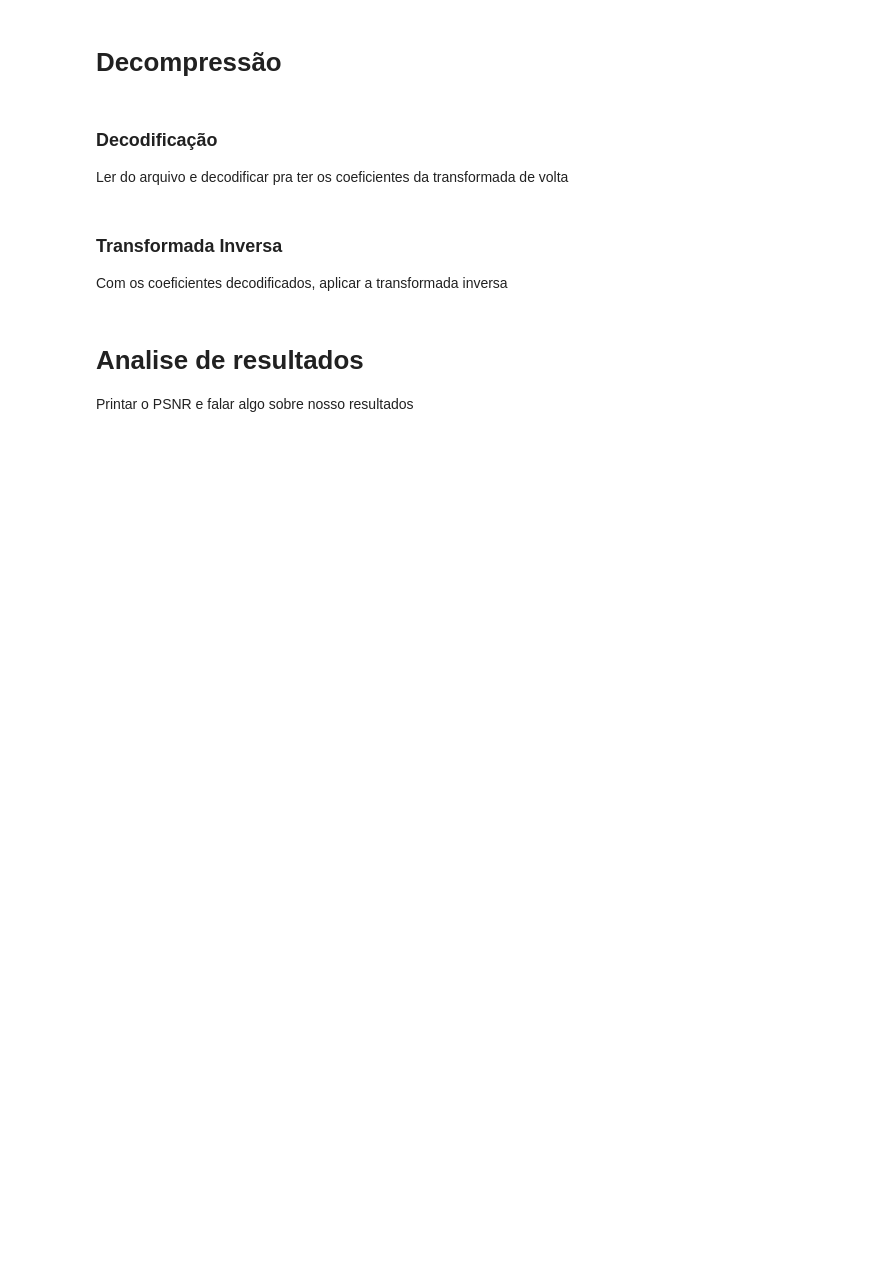
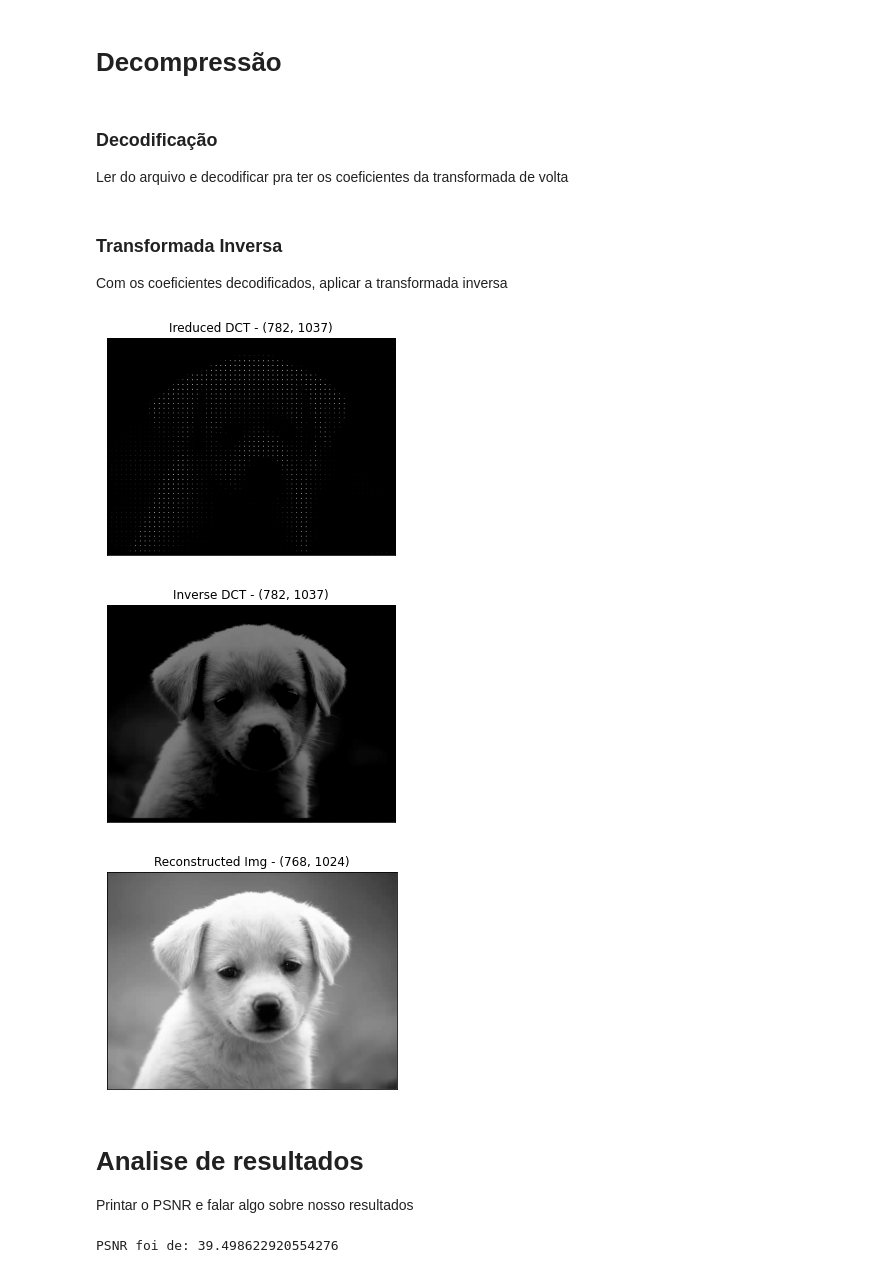
Before and after one commit to RenanBomtempo/image-compression, a Jupyter notebook: TP-1.ipynb, the cells around one changed output. Drawn from its saved outputs; the diff is of its cells as text; code cells hidden in the pictures; blank space fills up the shorter version.

```diff
--- a/TP-1.ipynb
+++ b/TP-1.ipynb
@@ -169,36 +178,44 @@ Ler do arquivo e decodificar pra ter os coeficientes da transformada de volta
 Com os coeficientes decodificados, aplicar a transformada inversa
 # %%
 Ireduced_DCT = np.zeros(dct_size, dtype=np.float)
-IDCT = np.zeros(orig_size, dtype=np.float)
+IDCT = np.zeros(dct_size, dtype=np.float)
+rec_img = np.zeros(orig_size, dtype=np.float)
 
 # Extendendo a imagem para o tamanho original
 for y in range(0,redu_size[0],sv_step):
     for x in range(0,redu_size[1],sv_step):
         block = np.zeros((step,step),dtype=np.float)
         block[:sv_step, :sv_step] = reduced_DCT[y:y+sv_step, x:x+sv_step]
         Ireduced_DCT[y+(dif*y//sv_step):y+(dif*y//sv_step)+step,
                      x+(dif*x//sv_step):x+(dif*x//sv_step)+step] = block
 
 # Reverte a quatização
 Ireduced_DCT = Q*Ireduced_DCT
-# Remove Padding
-Ireduced_DCT = Ireduced_DCT[:orig_size[0], :orig_size[1]]
 
 # Transformada inversa
-for y in range(0,orig_size[0],step):
-    for x in range(0,orig_size[1],step):
+for y in range(0,dct_size[0],step):
+    for x in range(0,dct_size[1],step):
         idct = get_2d_idct(Ireduced_DCT[y:y+step, x:x+step])
         IDCT[y:y+step, x:x+step] = idct
-IDCT = IDCT+128
 
-print_gimage(Ireduced_DCT,"Ireduced")
-print_gimage(IDCT,"IDCT")
+# Imagem reconstruida
+rec_img = IDCT[:orig_size[0], :orig_size[1]]+128
+
+print_gimage(Ireduced_DCT,"Ireduced DCT")
+print_gimage(IDCT,"Inverse DCT")
+print_gimage(rec_img, "Reconstructed Img")
 
 mpimg.imsave("original.png", img, 0, 255, cmap='gray')
-mpimg.imsave(("{0}_IDCT_{1}x{1}-{2}.png".format(input_img_name,step, sv_step)), IDCT, 0, 255, cmap='gray')
+mpimg.imsave(("{0}_IDCT_{1}x{1}-{2}.png".format(input_img_name,step, sv_step)), rec_img, 0, 255, cmap='gray')
+# %% [output]
+[figure, added]
+[figure, added]
+[figure, added]
 # %% [markdown]
 # Analise de resultados
 
 Printar o PSNR e falar algo sobre nosso resultados
 # %%
-print("PSNR foi de:",psnr(img,IDCT))
+print("PSNR foi de:",psnr(img,rec_img))
+# %% [output]
+PSNR foi de: 39.498622920554276
```
Also changed, not shown: parts of 3 cells of this notebook, 7 other files.
